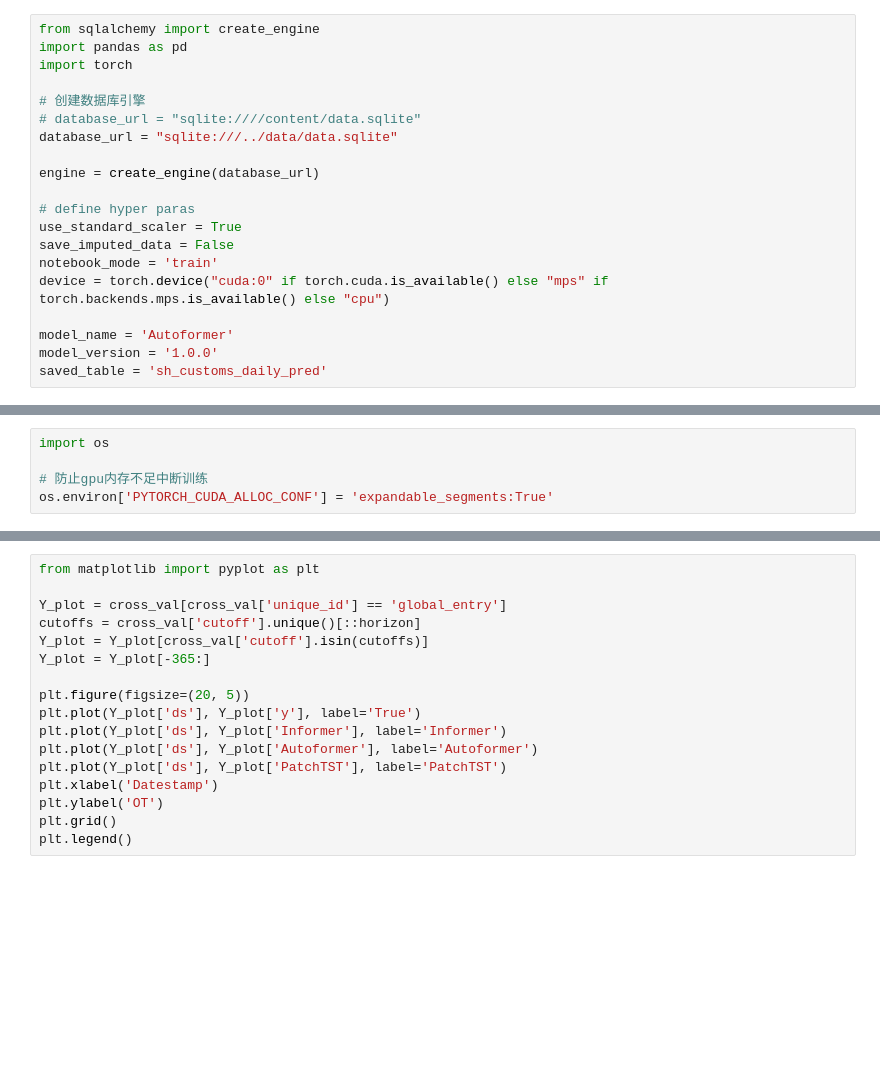
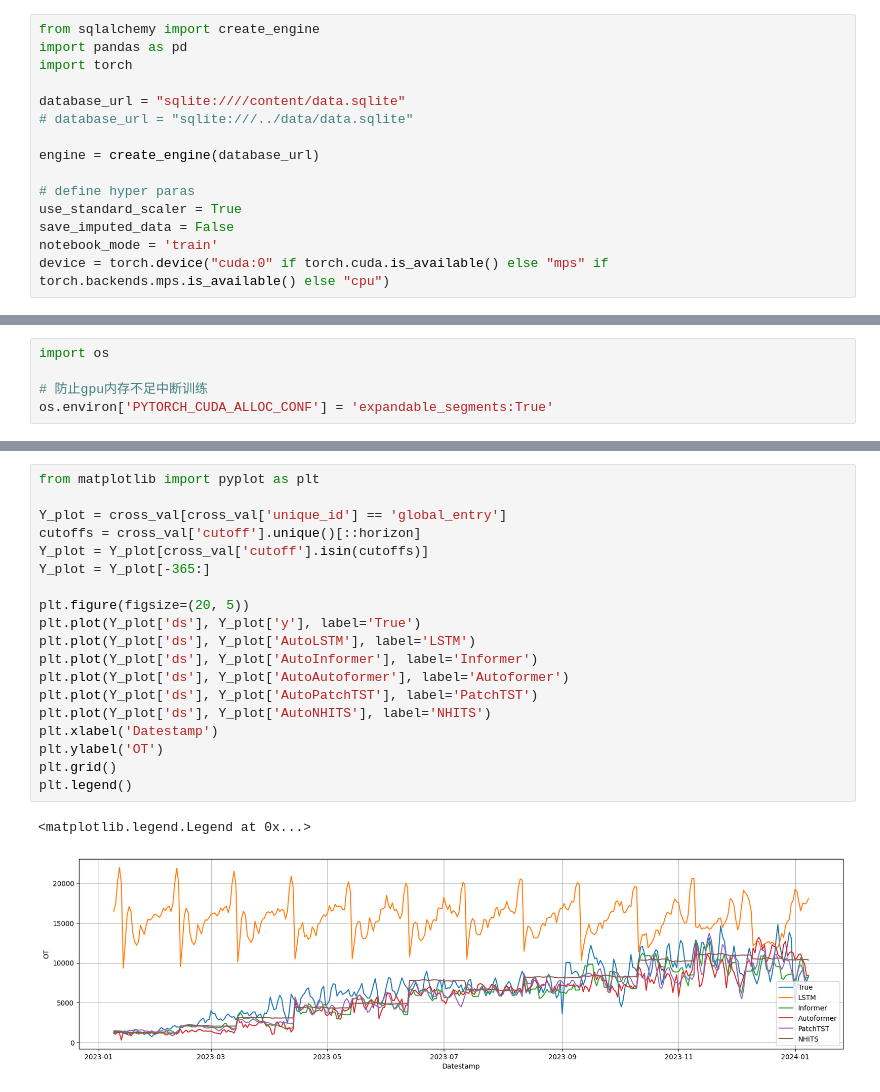
Before and after one commit to jiadol/Travel_Ml, a Jupyter notebook: notebooks/05_Prediction.ipynb, the cells around one changed output, grey strips where cells are left out. Drawn from its saved outputs; the diff is of its cells as text; blank space fills up the shorter version.

```diff
--- a/notebooks/05_Prediction.ipynb
+++ b/notebooks/05_Prediction.ipynb
@@ -5,9 +23,8 @@ from sqlalchemy import create_engine
 import pandas as pd
 import torch
 
-# 创建数据库引擎
-# database_url = "sqlite:////content/data.sqlite"
-database_url = "sqlite:///../data/data.sqlite"
+database_url = "sqlite:////content/data.sqlite"
+# database_url = "sqlite:///../data/data.sqlite"
 
 engine = create_engine(database_url)
 
@@ -16,10 +33,6 @@ use_standard_scaler = True
 save_imputed_data = False
 notebook_mode = 'train'
 device = torch.device("cuda:0" if torch.cuda.is_available() else "mps" if torch.backends.mps.is_available() else "cpu")
-
-model_name = 'Autoformer'
-model_version = '1.0.0'
-saved_table = 'sh_customs_daily_pred'
 # %%
 query = "select date as ds,global_entry,hkmo_entry,tw_entry from sh_customs_daily_imputed"
 data = pd.read_sql_query(query, engine)
@@ -100,20 +278,25 @@ cross_val = nf.cross_validation(df_long, val_size=int(0.1 * len(df_long)), test_
 # %%
 from matplotlib import pyplot as plt
 
 Y_plot = cross_val[cross_val['unique_id'] == 'global_entry']
 cutoffs = cross_val['cutoff'].unique()[::horizon]
 Y_plot = Y_plot[cross_val['cutoff'].isin(cutoffs)]
 Y_plot = Y_plot[-365:]
 
 plt.figure(figsize=(20, 5))
 plt.plot(Y_plot['ds'], Y_plot['y'], label='True')
-plt.plot(Y_plot['ds'], Y_plot['Informer'], label='Informer')
-plt.plot(Y_plot['ds'], Y_plot['Autoformer'], label='Autoformer')
-plt.plot(Y_plot['ds'], Y_plot['PatchTST'], label='PatchTST')
+plt.plot(Y_plot['ds'], Y_plot['AutoLSTM'], label='LSTM')
+plt.plot(Y_plot['ds'], Y_plot['AutoInformer'], label='Informer')
+plt.plot(Y_plot['ds'], Y_plot['AutoAutoformer'], label='Autoformer')
+plt.plot(Y_plot['ds'], Y_plot['AutoPatchTST'], label='PatchTST')
+plt.plot(Y_plot['ds'], Y_plot['AutoNHITS'], label='NHITS')
 plt.xlabel('Datestamp')
 plt.ylabel('OT')
 plt.grid()
 plt.legend()
+# %% [output]
+<matplotlib.legend.Legend at 0x...>
+[figure, added]
 # %%
 from neuralforecast.losses.numpy import mae
 
```
Also changed, not shown: parts of 9 cells of this notebook.
